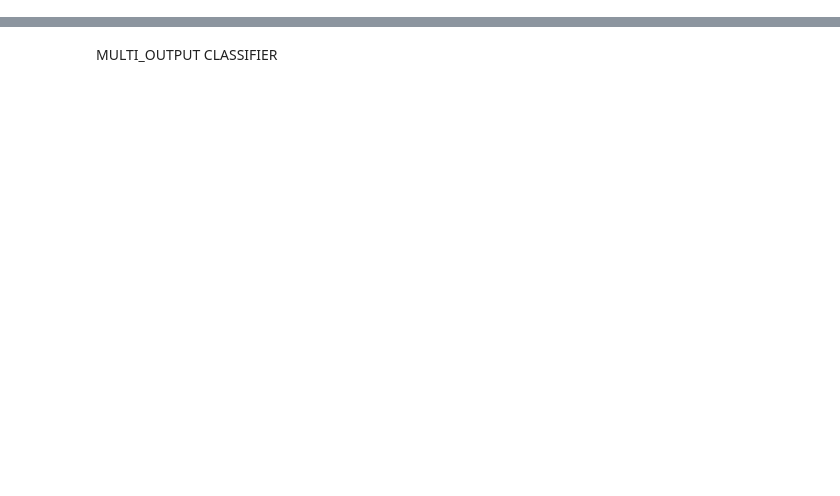
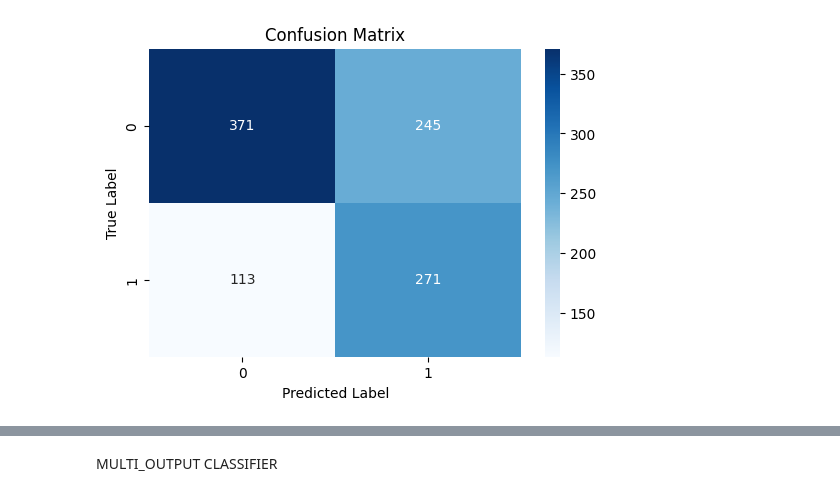
Before and after one commit to aporrini/Financial-Product-Recommender, a Jupyter notebook: Final_proj.ipynb, the cells around one changed output, grey strips where cells are left out. Cells and saved outputs as stored; diff of their text form; code cells hidden in the pictures; blank space fills up the shorter version.

```diff
--- a/Final_proj.ipynb
+++ b/Final_proj.ipynb
@@ -339,0 +397,90 @@ for target_name, y in [('Income Investment', y_income), ('Accumulation Investmen
+# %%
+# Aggiungo qua le librerie così se poi fa schifo elimino
+
+import tensorflow as tf
+from tensorflow.keras import layers, models
+
+# Queste penso già importate
+from sklearn.metrics import confusion_matrix
+import matplotlib.pyplot as plt
+import seaborn as sns
+
+
+# Dimensione input
+size_features_input = 7
+# Creo il modello sequential
+model = models.Sequential([
+    layers.Dense(32, activation='tanh', input_shape=(size_features_input, )),
+    # layers.Dense(64, activation='sigmoid'), # peggiora risultati
+    layers.Dense(16, activation='tanh'),
+    layers.Dense(16, activation='relu'),
+    layers.Dense(8, activation='relu'),
+    layers.Dense(1, activation='sigmoid')
+])
+
+# Compilo il modello
+model.compile(optimizer='adam', loss='binary_crossentropy', metrics=['accuracy']) # ha senso accuracy perchè circa tutti uguali come numero (altrimenti AUC)
+
+# Traino
+"""
+Ricordo questi i nomi delle features
+X_base, X_engineered = prepare_features_advanced(needs_df) # sono 7 e poi 12 input
+y_income = needs_df['IncomeInvestment']
+y_accum = needs_df['AccumulationInvestment']
+"""
+# Preparo dati
+
+X_base_train, X_base_test, y_income_train, y_income_test = split_data(X_base, y_income)
+
+model.fit(X_base_train, y_income_train, epochs = 10, batch_size=32, validation_split=0.25)
+
+#valuto
+y_pred = model.predict(X_base_test)
+
+# Scelgo soglia
+
+valori = np.linspace(0, 1, 51)
+f1_best = 0
+best = 0
+
+for i in valori:
+
+    y_pred_classes = [1 if y > i else 0 for y in y_pred]
+
+    # Creazione della confusion matrix
+    cm = confusion_matrix(y_income_test, y_pred_classes)
+
+    # Calcolo delle metriche
+    precision = precision_score(y_income_test, y_pred_classes)
+    recall = recall_score(y_income_test, y_pred_classes)
+    f1 = f1_score(y_income_test, y_pred_classes)
+
+    if recall > 0.7 and f1 > f1_best:
+        best = i
+        f1_best = f1
+
+y_pred_classes = [1 if y > best else 0 for y in y_pred]
+
+# Creazione della confusion matrix
+cm = confusion_matrix(y_income_test, y_pred_classes)
+
+# Calcolo delle metriche
+precision = precision_score(y_income_test, y_pred_classes)
+recall = recall_score(y_income_test, y_pred_classes)
+f1 = f1_score(y_income_test, y_pred_classes)
+
+
+
+# Stampo i risultati
+print(f"Precision: {precision}")
+print(f"Recall: {recall}")
+print(f"F1-Score: {f1}")
+
+# Visualizzazione
+plt.figure(figsize=(6, 4))
+sns.heatmap(cm, annot=True, fmt='d', cmap='Blues')
+plt.xlabel('Predicted Label')
+plt.ylabel('True Label')
+plt.title('Confusion Matrix')
+plt.show()
+# %% [output]
@@ -339,0 +504 @@ for target_name, y in [('Income Investment', y_income), ('Accumulation Investmen
+[figure, added]
```
Also changed, not shown: parts of 32 cells of this notebook, 3 other files.
